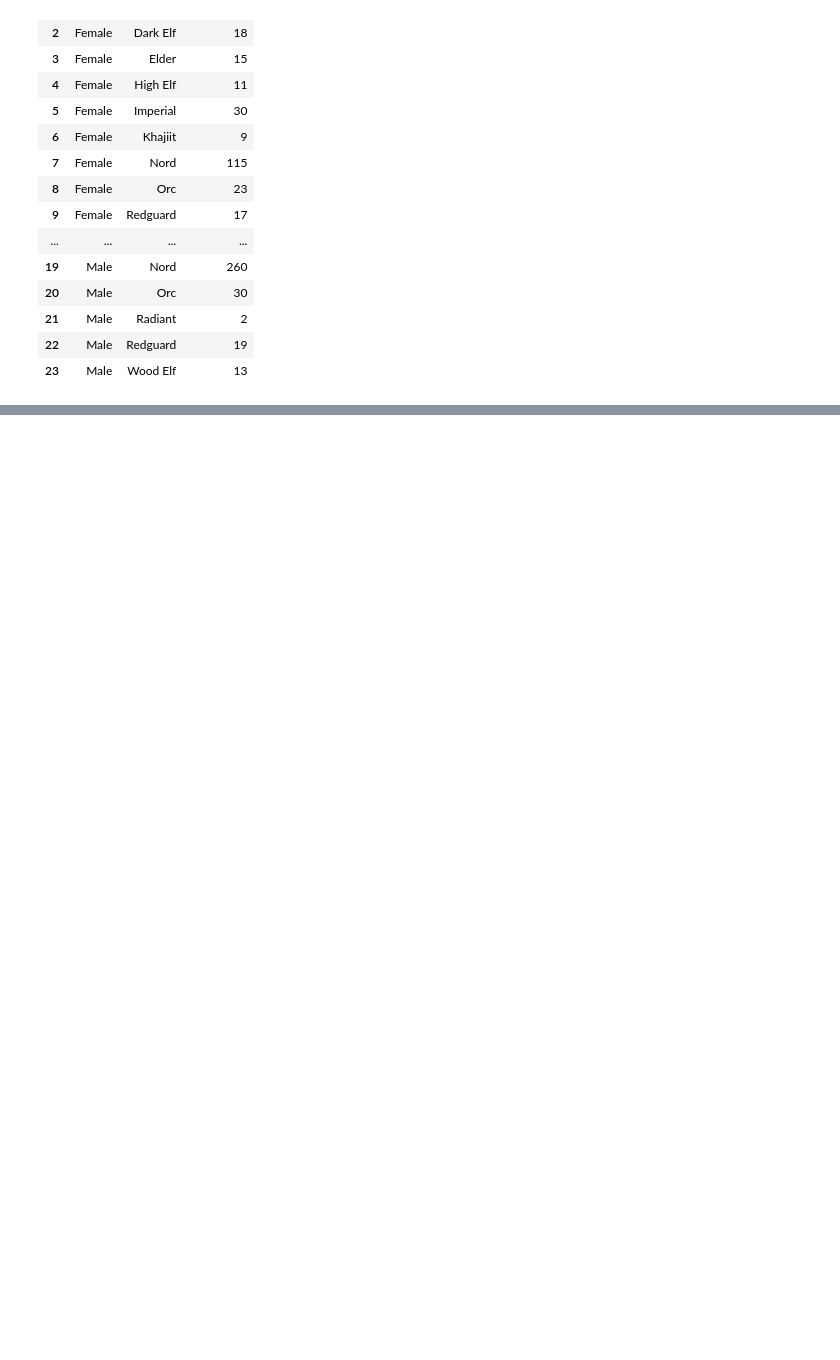
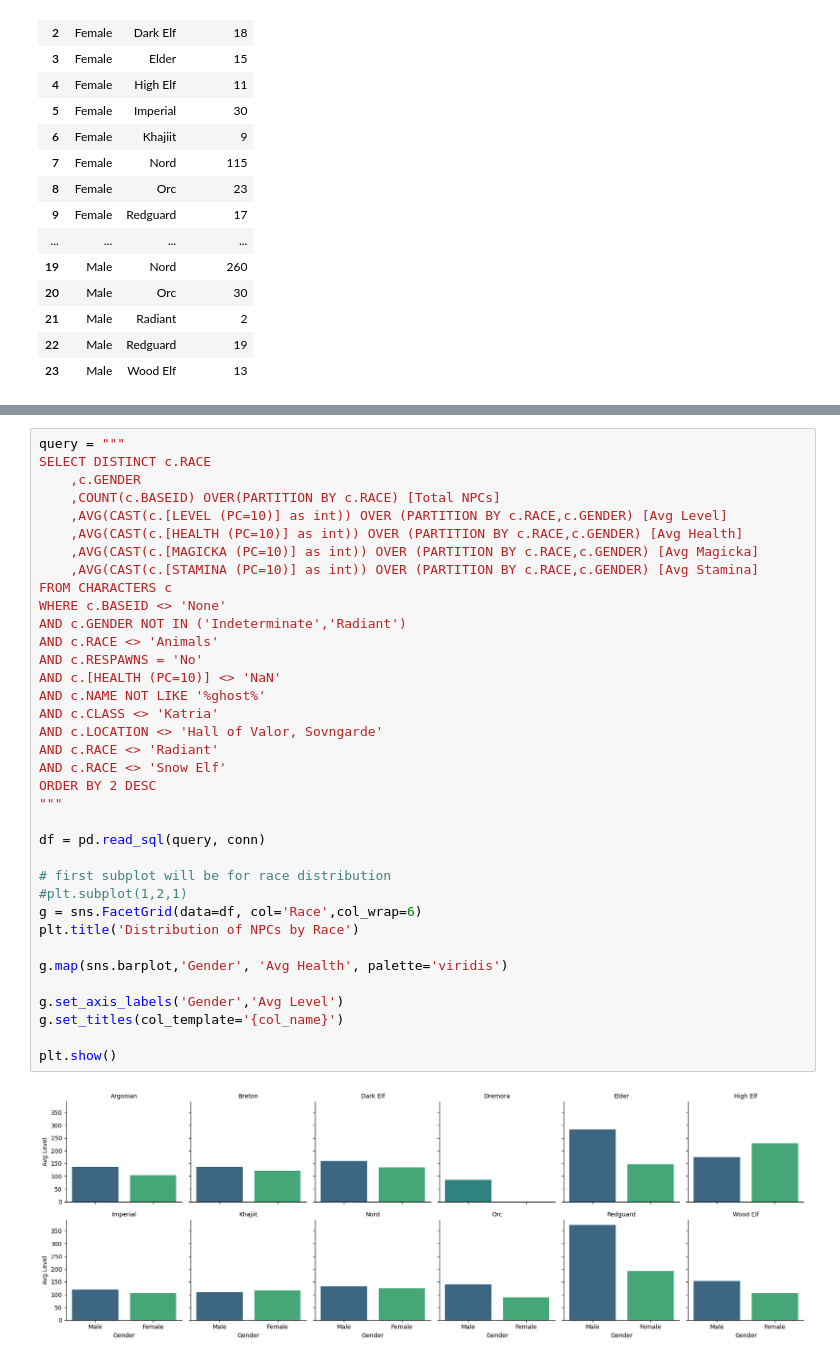
Before and after one commit to portfolio-nick-p/skyrim_data_analysis, a Jupyter notebook: skyrim_exploratory_analysis_SQL.ipynb, the cells around one changed output, grey strips where cells are left out. Saved outputs shown, nothing was run; the diff lists cells and outputs as text; blank space fills up the shorter version.

```diff
--- a/skyrim_exploratory_analysis_SQL.ipynb
+++ b/skyrim_exploratory_analysis_SQL.ipynb
@@ -516,0 +1026,38 @@ sns.scatterplot(x='Health',y='Level',data=df,hue='Race', size='Gender',alpha=.3)
+# %%
+query = """
+SELECT DISTINCT c.RACE
+    ,c.GENDER
+    ,COUNT(c.BASEID) OVER(PARTITION BY c.RACE) [Total NPCs]
+    ,AVG(CAST(c.[LEVEL (PC=10)] as int)) OVER (PARTITION BY c.RACE,c.GENDER) [Avg Level]
+    ,AVG(CAST(c.[HEALTH (PC=10)] as int)) OVER (PARTITION BY c.RACE,c.GENDER) [Avg Health]
+    ,AVG(CAST(c.[MAGICKA (PC=10)] as int)) OVER (PARTITION BY c.RACE,c.GENDER) [Avg Magicka]
+    ,AVG(CAST(c.[STAMINA (PC=10)] as int)) OVER (PARTITION BY c.RACE,c.GENDER) [Avg Stamina]
+FROM CHARACTERS c
+WHERE c.BASEID <> 'None'
+AND c.GENDER NOT IN ('Indeterminate','Radiant')
+AND c.RACE <> 'Animals'
+AND c.RESPAWNS = 'No'
+AND c.[HEALTH (PC=10)] <> 'NaN'
+AND c.NAME NOT LIKE '%ghost%'
+AND c.CLASS <> 'Katria'
+AND c.LOCATION <> 'Hall of Valor, Sovngarde'
+AND c.RACE <> 'Radiant'
+AND c.RACE <> 'Snow Elf'
+ORDER BY 2 DESC
+"""
+
+df = pd.read_sql(query, conn)
+
+# first subplot will be for race distribution
+#plt.subplot(1,2,1)
+g = sns.FacetGrid(data=df, col='Race',col_wrap=6)
+plt.title('Distribution of NPCs by Race')
+
+g.map(sns.barplot,'Gender', 'Avg Health', palette='viridis')
+
+g.set_axis_labels('Gender','Avg Level')
+g.set_titles(col_template='{col_name}')
+
+plt.show()
+# %% [output]
+[figure, added]
```
Also changed, not shown: parts of 25 cells of this notebook.
